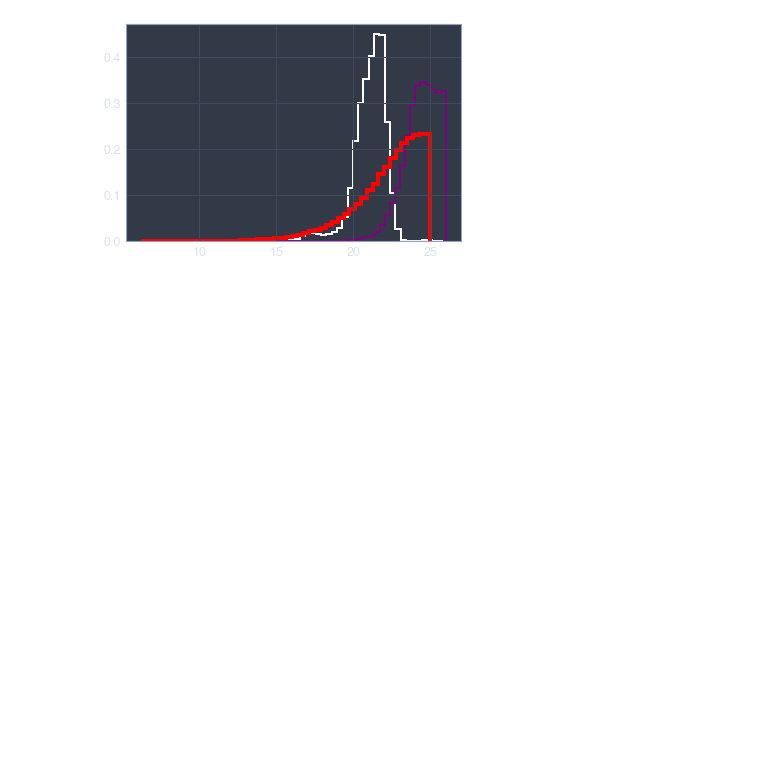
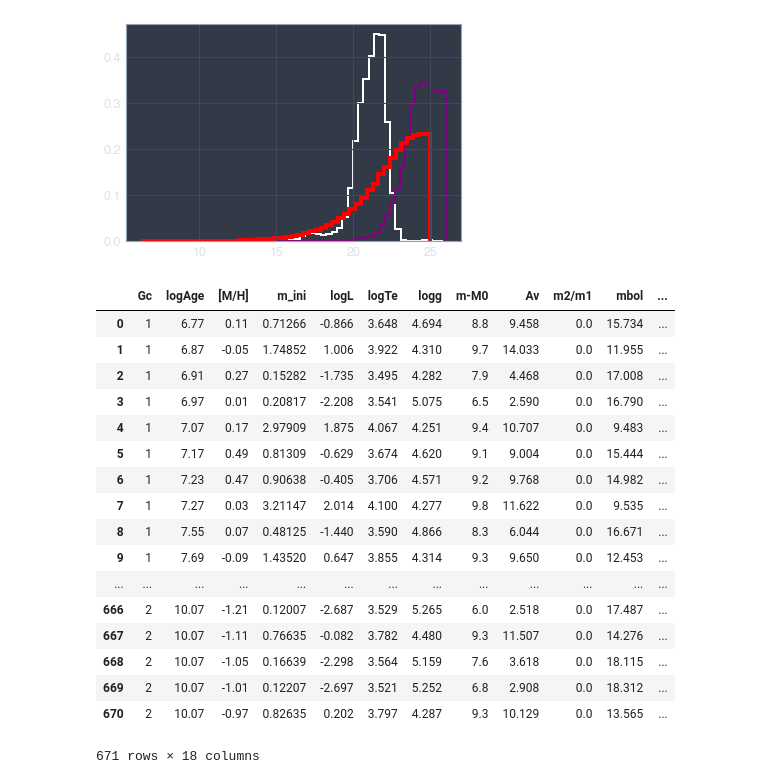
Before and after one commit to ageller/EB-LSST, a Jupyter notebook: input/TRILEGALmodels/getAllTRILEGAL.ipynb, the cells around one changed output. Cells and saved outputs as stored; diff of their text form; code cells hidden in the pictures; blank space fills up the shorter version.

```diff
--- a/input/TRILEGALmodels/getAllTRILEGAL.ipynb
+++ b/input/TRILEGALmodels/getAllTRILEGAL.ipynb
@@ -118,3 +120,26 @@ _ = ax.hist(df2['r_mag'], bins=50, histtype='step', color='red', linewidth=4, de
 #ax.set_yscale('log')
 # %% [output]
 [figure]
+# %%
+f2 = '/Users/ageller/WORK/LSST/onGitHub/EBLSST/input/TRILEGALmodels/TRILEGAL_model_fID_1757.h5'
+df2 = pd.read_hdf(f2)
+df2
+# %% [output]
+|  | Gc | logAge | [M/H] | m_ini | logL | logTe | logg | m-M0 | Av | m2/m1 | mbol | ... |
+| 0 | 1 | 6.77 | 0.11 | 0.71266 | -0.866 | 3.648 | 4.694 | 8.8 | 9.458 | 0.0 | 15.734 | ... |
+| 1 | 1 | 6.87 | -0.05 | 1.74852 | 1.006 | 3.922 | 4.310 | 9.7 | 14.033 | 0.0 | 11.955 | ... |
+| 2 | 1 | 6.91 | 0.27 | 0.15282 | -1.735 | 3.495 | 4.282 | 7.9 | 4.468 | 0.0 | 17.008 | ... |
+| 3 | 1 | 6.97 | 0.01 | 0.20817 | -2.208 | 3.541 | 5.075 | 6.5 | 2.590 | 0.0 | 16.790 | ... |
+| 4 | 1 | 7.07 | 0.17 | 2.97909 | 1.875 | 4.067 | 4.251 | 9.4 | 10.707 | 0.0 | 9.483 | ... |
+| 5 | 1 | 7.17 | 0.49 | 0.81309 | -0.629 | 3.674 | 4.620 | 9.1 | 9.004 | 0.0 | 15.444 | ... |
+| 6 | 1 | 7.23 | 0.47 | 0.90638 | -0.405 | 3.706 | 4.571 | 9.2 | 9.768 | 0.0 | 14.982 | ... |
+| 7 | 1 | 7.27 | 0.03 | 3.21147 | 2.014 | 4.100 | 4.277 | 9.8 | 11.622 | 0.0 | 9.535 | ... |
+| 8 | 1 | 7.55 | 0.07 | 0.48125 | -1.440 | 3.590 | 4.866 | 8.3 | 6.044 | 0.0 | 16.671 | ... |
+| 9 | 1 | 7.69 | -0.09 | 1.43520 | 0.647 | 3.855 | 4.314 | 9.3 | 9.650 | 0.0 | 12.453 | ... |
+| ... | ... | ... | ... | ... | ... | ... | ... | ... | ... | ... | ... | ... |
+| 666 | 2 | 10.07 | -1.21 | 0.12007 | -2.687 | 3.529 | 5.265 | 6.0 | 2.518 | 0.0 | 17.487 | ... |
+| 667 | 2 | 10.07 | -1.11 | 0.76635 | -0.082 | 3.782 | 4.480 | 9.3 | 11.507 | 0.0 | 14.276 | ... |
+| 668 | 2 | 10.07 | -1.05 | 0.16639 | -2.298 | 3.564 | 5.159 | 7.6 | 3.618 | 0.0 | 18.115 | ... |
+| 669 | 2 | 10.07 | -1.01 | 0.12207 | -2.697 | 3.521 | 5.252 | 6.8 | 2.908 | 0.0 | 18.312 | ... |
+| 670 | 2 | 10.07 | -0.97 | 0.82635 | 0.202 | 3.797 | 4.287 | 9.3 | 10.129 | 0.0 | 13.565 | ... |
+671 rows × 18 columns
```
Also changed, not shown: parts of 2 cells of this notebook, 1 other file.
